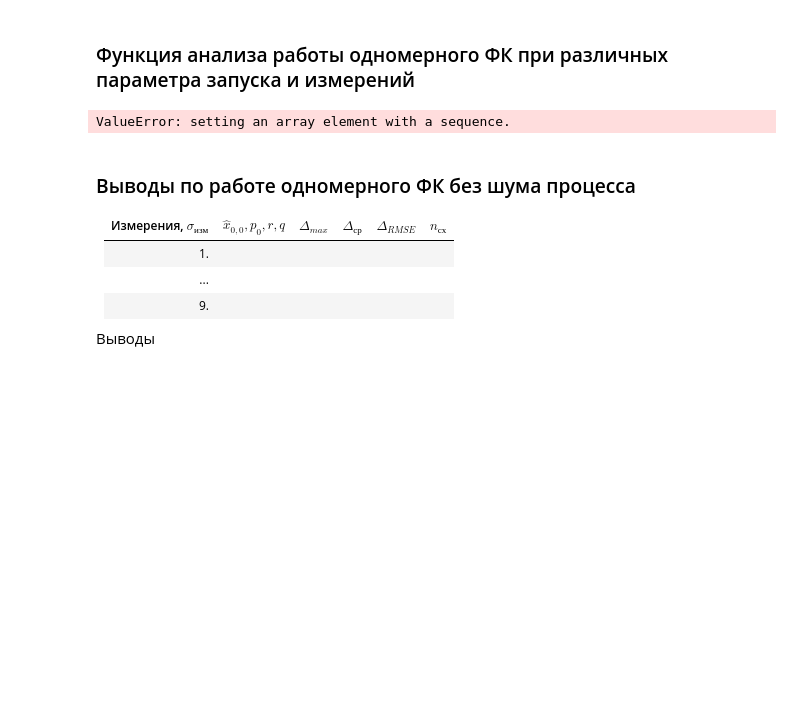
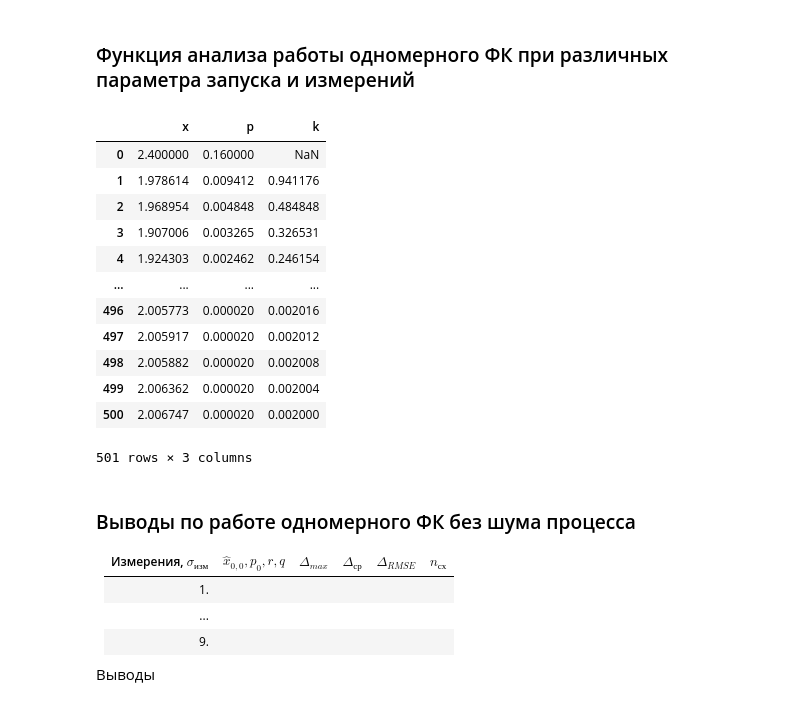
Before and after one commit to BROsandr/modeling_ius, a Jupyter notebook: lab2/lab02.ipynb, the cells around one changed output. Drawn from its saved outputs; the diff is of its cells as text; code cells hidden in the pictures; blank space fills up the shorter version.

Commit message:
Feat(lab2):Доб-ие analyze_kalman

```diff
--- a/lab2/lab02.ipynb
+++ b/lab2/lab02.ipynb
@@ -250,11 +250,31 @@ def mean_confidence_interval(data, confidence=0.95, mean=None, std=None):
   se = std / np.sqrt(n)
   h = se * scipy.stats.t.ppf((1 + confidence) / 2., n-1)
   return m, m-h, m+h
-# %%
-x, p, k = kalman_filter(z=z_const[i], x0=amplitude+0.2*amplitude, p0=(4*noise_std)**2, r=noise_std**2, q=0)
-pd.DataFrame(data={'x': x, 'p': p, 'k': k})
-# %% [output]
-ValueError: setting an array element with a sequence.
+# %%
+def analyze_kalman(measure, ref, kalman_func, q):
+  metrics = []
+  for z, kalman_funci, qi in zip(measure, kalman_func, q):
+    x, p, k = kalman_funci(z=z, q=qi)
+  pd.DataFrame(data={'x': x, 'p': p, 'k': k})
+
+from functools import partial
+f = partial(kalman_filter, x0=amplitude+0.2*amplitude, p0=(4*noise_std[0])**2, r=noise_std[0]**2)
+
+analyze_kalman(measure=z_const, ref=x_true_const, kalman_func=[f]*len(z_const), q=[0]*len(z_const))
+# %% [output]
+|  | x | p | k |
+| 0 | 2.400000 | 0.160000 | NaN |
+| 1 | 1.978614 | 0.009412 | 0.941176 |
+| 2 | 1.968954 | 0.004848 | 0.484848 |
+| 3 | 1.907006 | 0.003265 | 0.326531 |
+| 4 | 1.924303 | 0.002462 | 0.246154 |
+| ... | ... | ... | ... |
+| 496 | 2.005773 | 0.000020 | 0.002016 |
+| 497 | 2.005917 | 0.000020 | 0.002012 |
+| 498 | 2.005882 | 0.000020 | 0.002008 |
+| 499 | 2.006362 | 0.000020 | 0.002004 |
+| 500 | 2.006747 | 0.000020 | 0.002000 |
+501 rows × 3 columns
 # %% [markdown]
 ### Выводы по работе одномерного ФК без шума процесса
 
```
Also changed, not shown: parts of 2 cells of this notebook.
